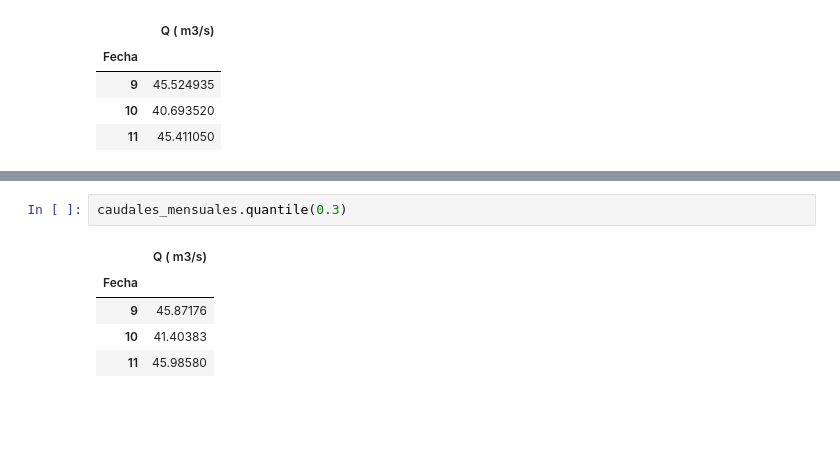
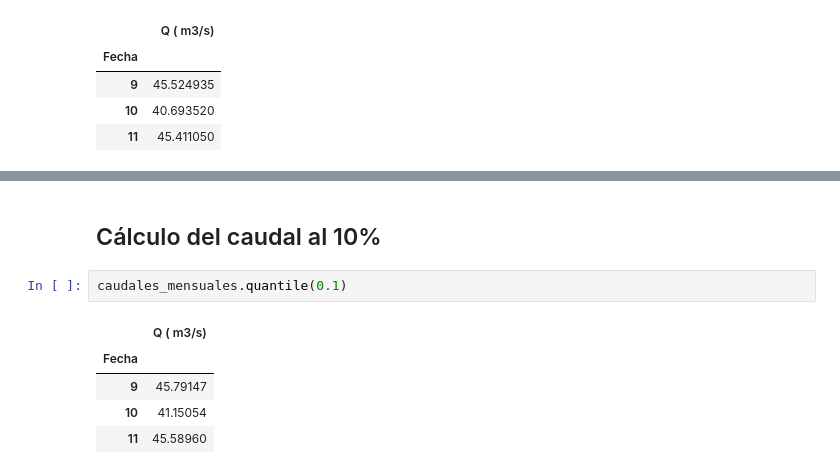
Before and after one commit to reaperjason/python-caudal, a Jupyter notebook: Caudal ecológico con python.ipynb, the cells around one changed output, grey strips where cells are left out. Cells and saved outputs as stored; diff of their text form; blank space fills up the shorter version.

```diff
--- a/Caudal ecológico con python.ipynb
+++ b/Caudal ecológico con python.ipynb
@@ -126,8 +182,10 @@ caudales_mensuales.quantile(.05).plot()
+# %% [markdown]
+## Cálculo del caudal al 10%
 # %%
-caudales_mensuales.quantile(0.3)
+caudales_mensuales.quantile(0.1)
 # %% [output]
 |  | Q ( m3/s) |
 | Fecha |  |
-| 9 | 45.87176 |
-| 10 | 41.40383 |
-| 11 | 45.98580 |
+| 9 | 45.79147 |
+| 10 | 41.15054 |
+| 11 | 45.58960 |
```
Also changed, not shown: parts of 30 cells of this notebook.
